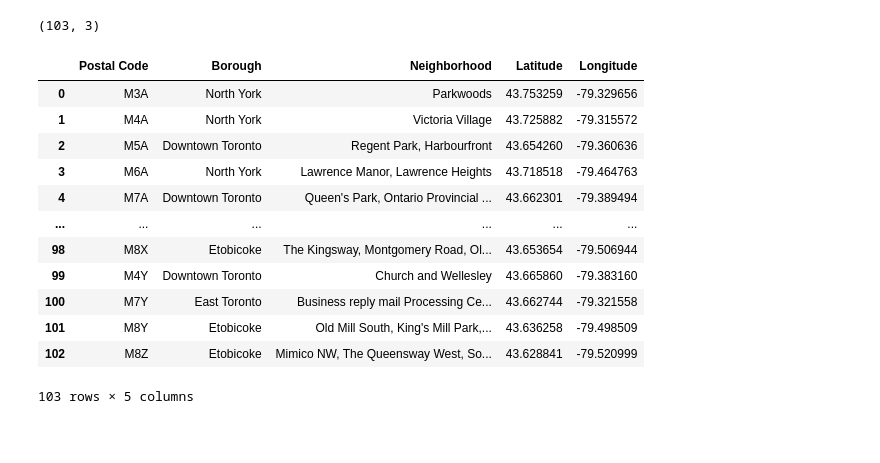
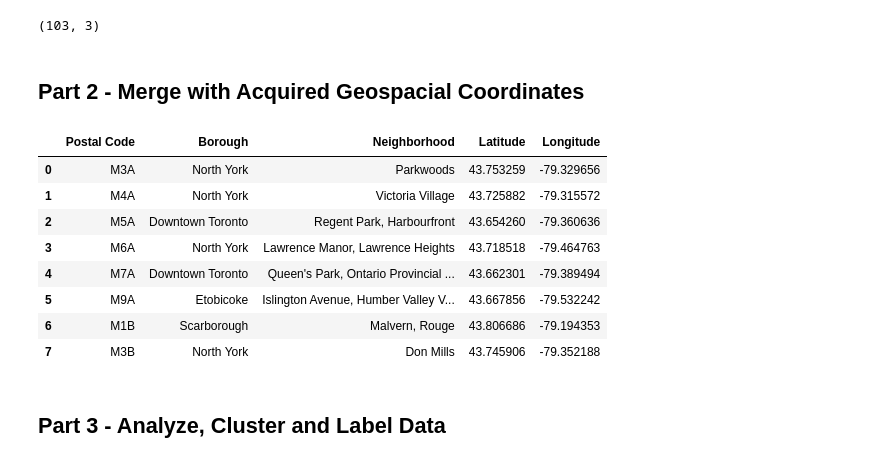
Before and after one commit to Timndg2030/Assignment-1, a Jupyter notebook: Capstone_Assignment_WK3.ipynb, the cells around one changed output. Cells and saved outputs as stored; diff of their text form; code cells hidden in the pictures; blank space fills up the shorter version.

```diff
--- a/Capstone_Assignment_WK3.ipynb
+++ b/Capstone_Assignment_WK3.ipynb
@@ -33,23 +33,23 @@ df2.head(8)
 df2.shape
 # %% [output]
 (103, 3)
+# %% [markdown]
+## Part 2 - Merge with Acquired Geospacial Coordinates
 # %%
 # Load the data in a dataframe, merge with initial data
 df_geo = pd.read_csv("Geospatial_Coordinates.csv")
 # %%
 df_merged = pd.merge(df2, df_geo, on=['Postal Code'])
-df_merged
+df_merged.head(8)
 # %% [output]
 |  | Postal Code | Borough | Neighborhood | Latitude | Longitude |
 | 0 | M3A | North York | Parkwoods | 43.753259 | -79.329656 |
 | 1 | M4A | North York | Victoria Village | 43.725882 | -79.315572 |
 | 2 | M5A | Downtown Toronto | Regent Park, Harbourfront | 43.654260 | -79.360636 |
 | 3 | M6A | North York | Lawrence Manor, Lawrence Heights | 43.718518 | -79.464763 |
 | 4 | M7A | Downtown Toronto | Queen's Park, Ontario Provincial ... | 43.662301 | -79.389494 |
-| ... | ... | ... | ... | ... | ... |
-| 98 | M8X | Etobicoke | The Kingsway, Montgomery Road, Ol... | 43.653654 | -79.506944 |
-| 99 | M4Y | Downtown Toronto | Church and Wellesley | 43.665860 | -79.383160 |
-| 100 | M7Y | East Toronto | Business reply mail Processing Ce... | 43.662744 | -79.321558 |
-| 101 | M8Y | Etobicoke | Old Mill South, King's Mill Park,... | 43.636258 | -79.498509 |
-| 102 | M8Z | Etobicoke | Mimico NW, The Queensway West, So... | 43.628841 | -79.520999 |
+| 5 | M9A | Etobicoke | Islington Avenue, Humber Valley V... | 43.667856 | -79.532242 |
+| 6 | M1B | Scarborough | Malvern, Rouge | 43.806686 | -79.194353 |
+| 7 | M3B | North York | Don Mills | 43.745906 | -79.352188 |
-103 rows × 5 columns
+# %% [markdown]
+## Part 3 - Analyze, Cluster and Label Data
```
Also changed, not shown: parts of 16 cells of this notebook.
